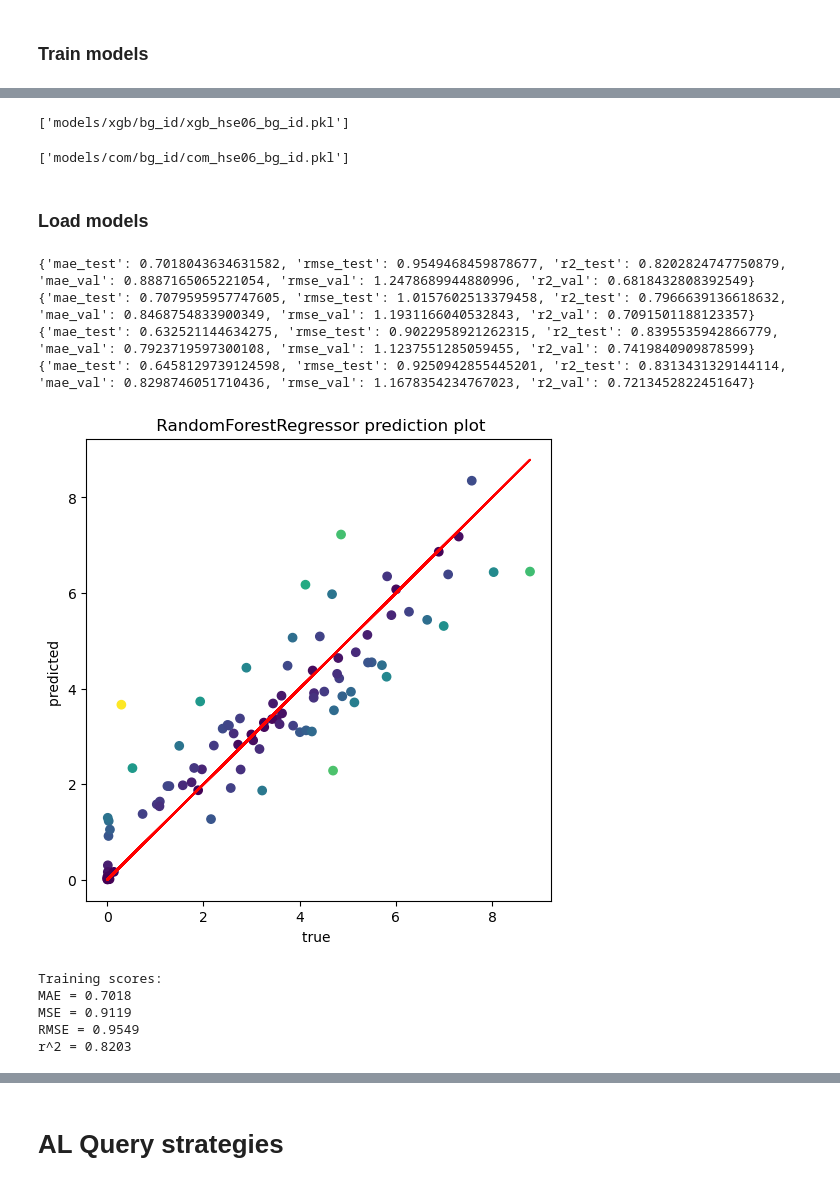
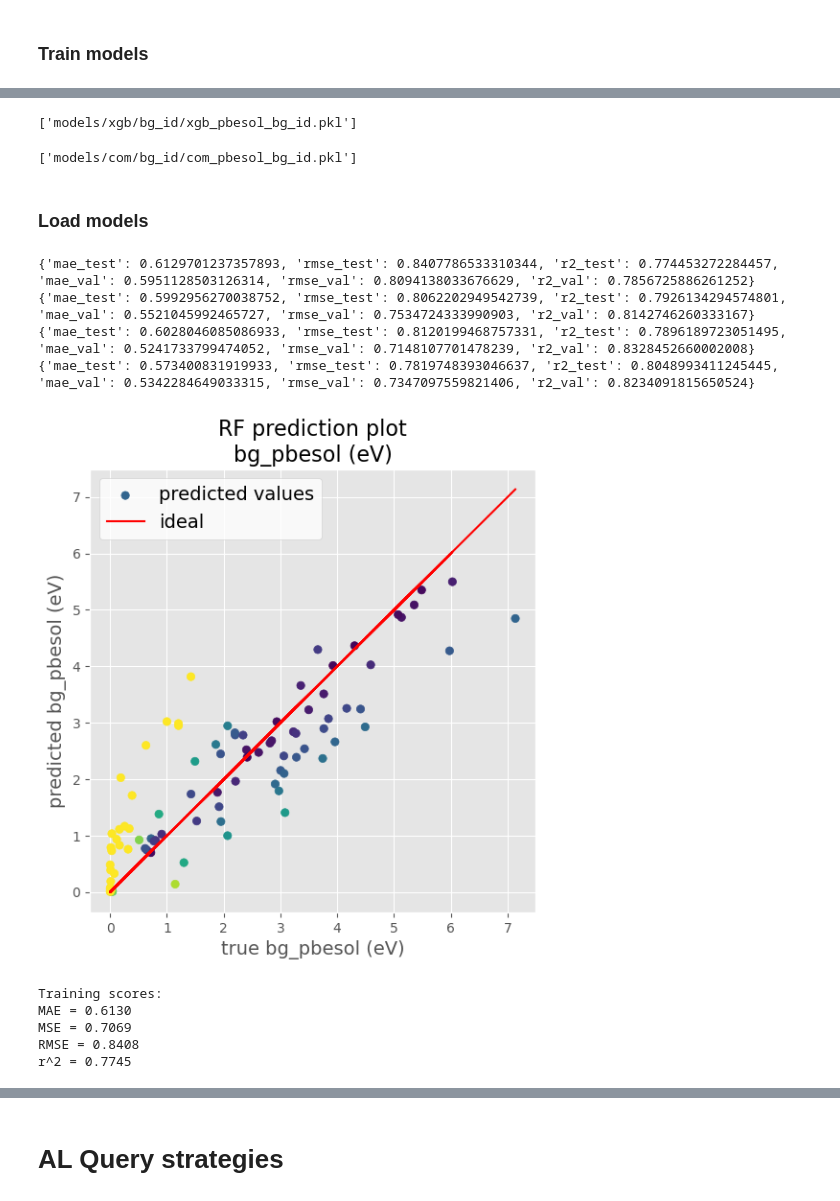
Before and after one commit to minhnghian03/property-prediction-al, a Jupyter notebook: ml/bg_id.ipynb, the cells around one changed output, grey strips where cells are left out. Cells and saved outputs as stored; diff of their text form; code cells hidden in the pictures.

```diff
--- a/ml/bg_id.ipynb
+++ b/ml/bg_id.ipynb
@@ -283,11 +368,11 @@ df_train.to_csv('../data/bg_id/pbesol/bg_id_pbesol_train.csv', index=False)
 df_test.to_csv('../data/bg_id/pbesol/bg_id_pbesol_test.csv', index=False)
 df_val.to_csv('../data/bg_id/pbesol/bg_id_pbesol_val.csv', index=False)
 # %%
-TARGET_COL = 'bg_hse06 (eV)'
+TARGET_COL = 'bg_pbesol (eV)'
 # Load
-df_train = pd.read_csv('../data/bg_id/hse06/bg_id_hse06_train.csv')
-df_test = pd.read_csv('../data/bg_id/hse06/bg_id_hse06_test.csv')
-df_val = pd.read_csv('../data/bg_id/hse06/bg_id_hse06_val.csv')
+df_train = pd.read_csv('../data/bg_id/pbesol/bg_id_pbesol_train.csv')
+df_test = pd.read_csv('../data/bg_id/pbesol/bg_id_pbesol_test.csv')
+df_val = pd.read_csv('../data/bg_id/pbesol/bg_id_pbesol_val.csv')
 
 X_train = build_X(df_train, train=True)
 X_test = build_X(df_test)
@@ -467,9 +551,9 @@ xgb = XGBRegressor(
     subsample=0.8,
 )
 xgb.fit(X_train,y_train)
-joblib.dump(xgb, 'models/xgb/bg_id/xgb_hse06_bg_id.pkl')
+joblib.dump(xgb, 'models/xgb/bg_id/xgb_pbesol_bg_id.pkl')
 # %% [output]
-['models/xgb/bg_id/xgb_hse06_bg_id.pkl']
+['models/xgb/bg_id/xgb_pbesol_bg_id.pkl']
 # %%
 from sklearn.ensemble import VotingRegressor
 com = VotingRegressor(
@@ -481,16 +565,16 @@ com = VotingRegressor(
     n_jobs=-1,
 )
 com.fit(X_train,y_train)
-joblib.dump(com, 'models/com/bg_id/com_hse06_bg_id.pkl')
+joblib.dump(com, 'models/com/bg_id/com_pbesol_bg_id.pkl')
 # %% [output]
-['models/com/bg_id/com_hse06_bg_id.pkl']
+['models/com/bg_id/com_pbesol_bg_id.pkl']
 # %% [markdown]
 ### Load models
 # %%
-rf = joblib.load('models/rf/bg_id/rf_hse06_bg_id.pkl') #RandomForestRegressor
-kr = joblib.load('models/kr/bg_id/kr_hse06_bg_id.pkl') #KernelRidge
-xgb= joblib.load('models/xgb/bg_id/xgb_hse06_bg_id.pkl') #XGBRegressor
-com= joblib.load('models/com/bg_id/com_hse06_bg_id.pkl') #Committee VotingRegressor of models above
+rf = joblib.load('models/rf/bg_id/rf_pbesol_bg_id.pkl') #RandomForestRegressor
+kr = joblib.load('models/kr/bg_id/kr_pbesol_bg_id.pkl') #KernelRidge
+xgb= joblib.load('models/xgb/bg_id/xgb_pbesol_bg_id.pkl') #XGBRegressor
+com= joblib.load('models/com/bg_id/com_pbesol_bg_id.pkl') #Committee VotingRegressor of models above
 # %%
 # Score of the model
 rf_pred_test = rf.predict(X_test)
@@ -541,17 +625,17 @@ com_score = {
 }
 print(com_score)
 # %% [output]
-{'mae_test': 0.7018043634631582, 'rmse_test': 0.9549468459878677, 'r2_test': 0.8202824747750879, 'mae_val': 0.8887165065221054, 'rmse_val': 1.2478689944880996, 'r2_val': 0.6818432808392549}
-{'mae_test': 0.7079595957747605, 'rmse_test': 1.0157602513379458, 'r2_test': 0.7966639136618632, 'mae_val': 0.8468754833900349, 'rmse_val': 1.1931166040532843, 'r2_val': 0.7091501188123357}
-{'mae_test': 0.632521144634275, 'rmse_test': 0.9022958921262315, 'r2_test': 0.8395535942866779, 'mae_val': 0.7923719597300108, 'rmse_val': 1.1237551285059455, 'r2_val': 0.7419840909878599}
-{'mae_test': 0.6458129739124598, 'rmse_test': 0.9250942855445201, 'r2_test': 0.8313431329144114, 'mae_val': 0.8298746051710436, 'rmse_val': 1.1678354234767023, 'r2_val': 0.7213452822451647}
+{'mae_test': 0.6129701237357893, 'rmse_test': 0.8407786533310344, 'r2_test': 0.774453272284457, 'mae_val': 0.5951128503126314, 'rmse_val': 0.8094138033676629, 'r2_val': 0.7856725886261252}
+{'mae_test': 0.5992956270038752, 'rmse_test': 0.8062202949542739, 'r2_test': 0.7926134294574801, 'mae_val': 0.5521045992465727, 'rmse_val': 0.7534724333990903, 'r2_val': 0.8142746260333167}
+{'mae_test': 0.6028046085086933, 'rmse_test': 0.8120199468757331, 'r2_test': 0.7896189723051495, 'mae_val': 0.5241733799474052, 'rmse_val': 0.7148107701478239, 'r2_val': 0.8328452660002008}
+{'mae_test': 0.573400831919933, 'rmse_test': 0.7819748393046637, 'r2_test': 0.8048993411245445, 'mae_val': 0.5342284649033315, 'rmse_val': 0.7347097559821406, 'r2_val': 0.8234091815650524}
 # %%
-plot_prediction(X_test, y_test, rf, save='models/rf/bg_id/rf_hse06_bg_id_plot.png', format='png')
+plot_prediction(X_test, y_test, rf, model_name='RF', name=TARGET_COL, save='models/rf/bg_id/plot_rf_pbesol_bg_id.png', format='png')
 # %% [output]
-[figure, old version]
+[figure, new version]
 Training scores:
-MAE = 0.7018
-MSE = 0.9119
-RMSE = 0.9549
-r^2 = 0.8203
+MAE = 0.6130
+MSE = 0.7069
+RMSE = 0.8408
+r^2 = 0.7745
 # %%
```
Also changed, not shown: parts of 27 cells of this notebook, 48 other files.
